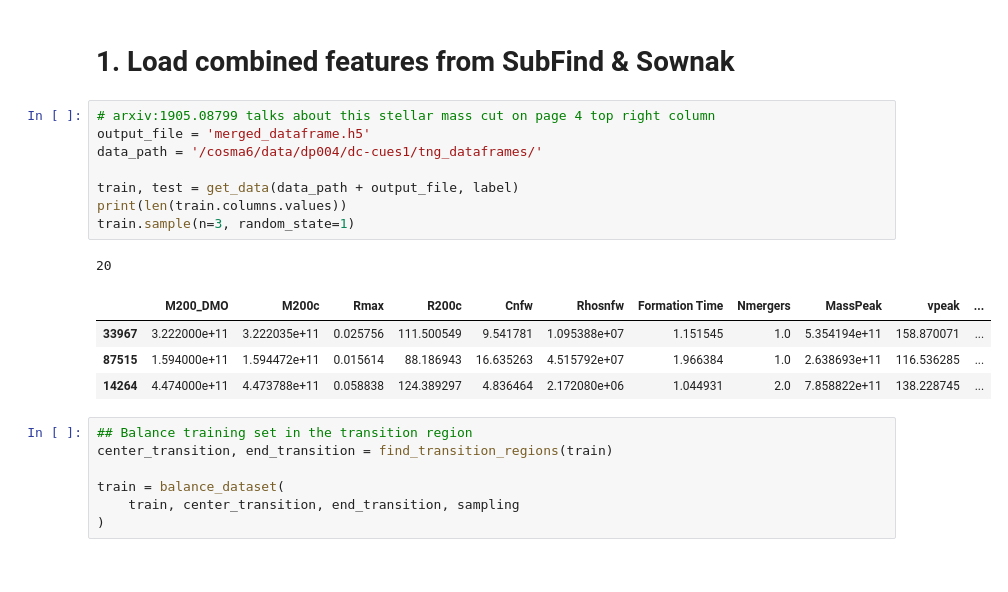
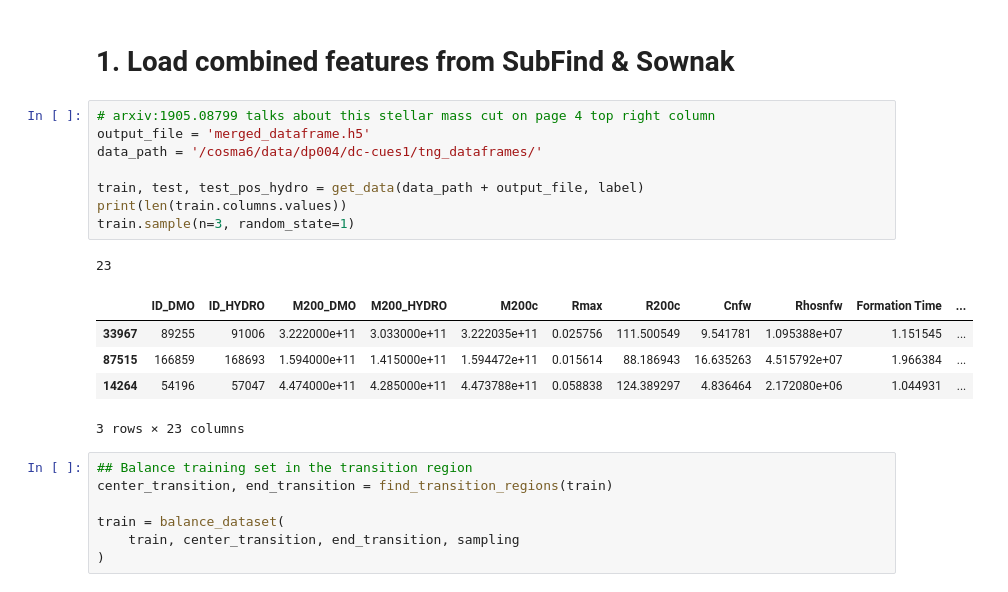
Before and after one commit to florpi/GaHaCo, a Jupyter notebook: notebooks/PCA.ipynb, the cells around one changed output. Drawn from its saved outputs; the diff is of its cells as text.

```diff
--- a/notebooks/PCA.ipynb
+++ b/notebooks/PCA.ipynb
@@ -33,17 +33,18 @@ sampling = "downsample"
 # %%
 # arxiv:1905.08799 talks about this stellar mass cut on page 4 top right column
 output_file = 'merged_dataframe.h5'
 data_path = '/cosma6/data/dp004/dc-cues1/tng_dataframes/'
 
-train, test = get_data(data_path + output_file, label)
+train, test, test_pos_hydro = get_data(data_path + output_file, label)
 print(len(train.columns.values))
 train.sample(n=3, random_state=1)
 # %% [output]
-20
+23
-|  | M200_DMO | M200c | Rmax | R200c | Cnfw | Rhosnfw | Formation Time | Nmergers | MassPeak | vpeak | ... |
-| 33967 | 3.222000e+11 | 3.222035e+11 | 0.025756 | 111.500549 | 9.541781 | 1.095388e+07 | 1.151545 | 1.0 | 5.354194e+11 | 158.870071 | ... |
-| 87515 | 1.594000e+11 | 1.594472e+11 | 0.015614 | 88.186943 | 16.635263 | 4.515792e+07 | 1.966384 | 1.0 | 2.638693e+11 | 116.536285 | ... |
-| 14264 | 4.474000e+11 | 4.473788e+11 | 0.058838 | 124.389297 | 4.836464 | 2.172080e+06 | 1.044931 | 2.0 | 7.858822e+11 | 138.228745 | ... |
+|  | ID_DMO | ID_HYDRO | M200_DMO | M200_HYDRO | M200c | Rmax | R200c | Cnfw | Rhosnfw | Formation Time | ... |
+| 33967 | 89255 | 91006 | 3.222000e+11 | 3.033000e+11 | 3.222035e+11 | 0.025756 | 111.500549 | 9.541781 | 1.095388e+07 | 1.151545 | ... |
+| 87515 | 166859 | 168693 | 1.594000e+11 | 1.415000e+11 | 1.594472e+11 | 0.015614 | 88.186943 | 16.635263 | 4.515792e+07 | 1.966384 | ... |
+| 14264 | 54196 | 57047 | 4.474000e+11 | 4.285000e+11 | 4.473788e+11 | 0.058838 | 124.389297 | 4.836464 | 2.172080e+06 | 1.044931 | ... |
+3 rows × 23 columns
 # %%
 ## Balance training set in the transition region
 center_transition, end_transition = find_transition_regions(train)
```
Also changed, not shown: 7 other files.
